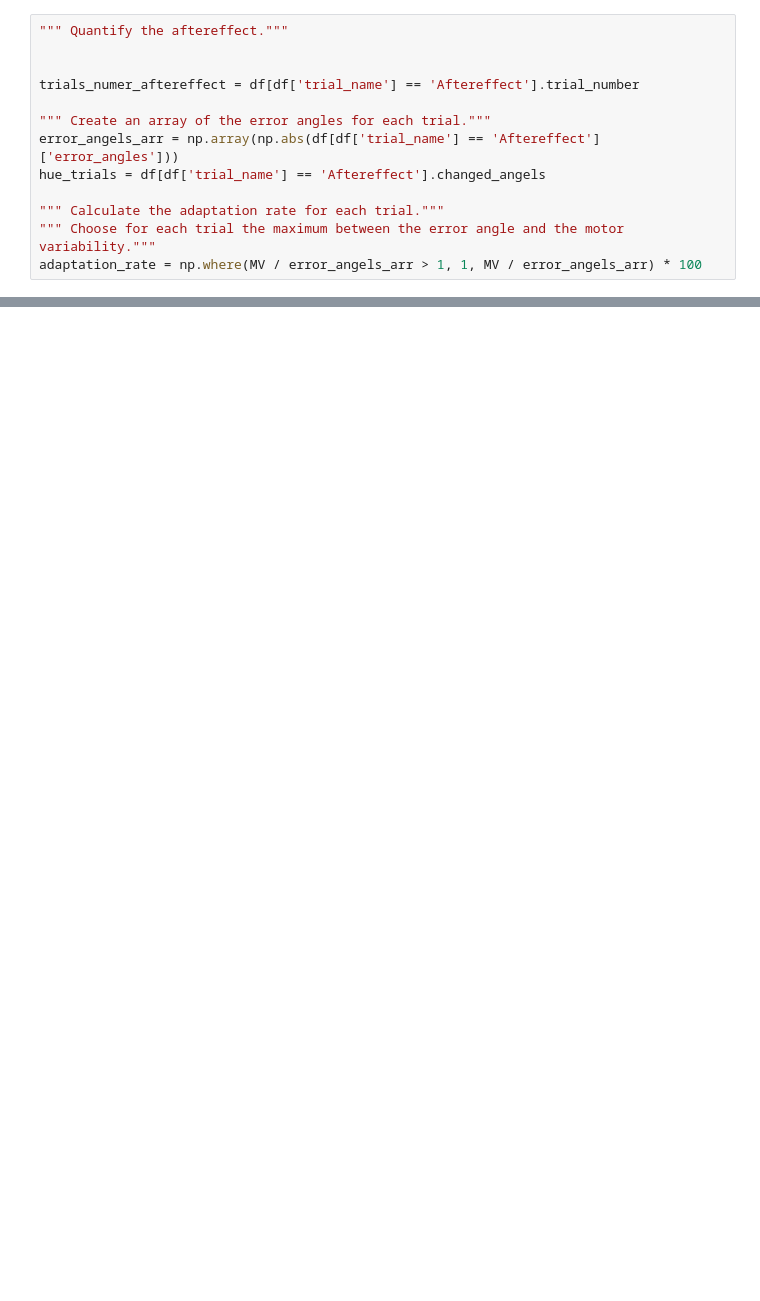
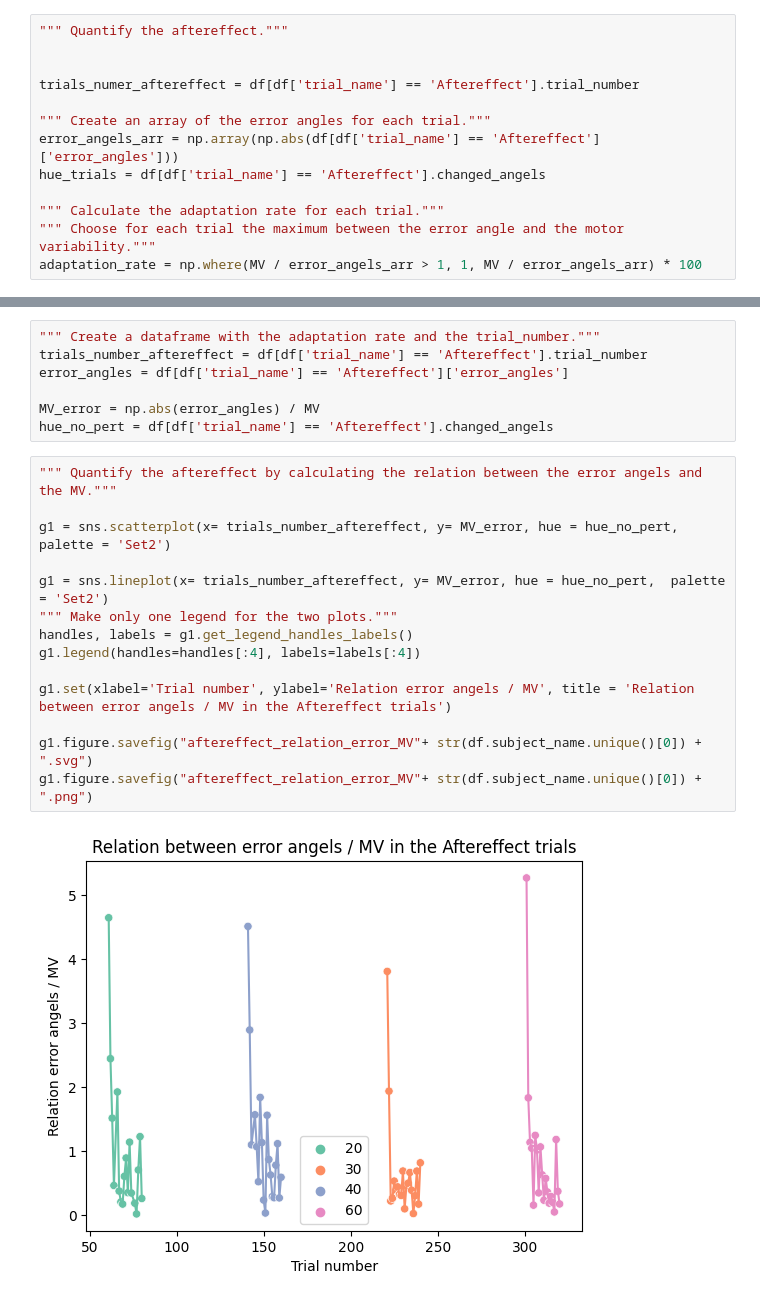
Before and after one commit to lolotta/Neural_Modeling_Motor, a Jupyter notebook: HW2/Anaylsis_plotting.ipynb, the cells around one changed output, grey strips where cells are left out. Saved outputs shown, nothing was run; the diff lists cells and outputs as text; blank space fills up the shorter version.

```diff
--- a/HW2/Anaylsis_plotting.ipynb
+++ b/HW2/Anaylsis_plotting.ipynb
@@ -181,0 +137,23 @@ g0.figure.savefig("error_angles_aftereffect"+ str(df.subject_name.unique()[0]) +
+# %%
+""" Create a dataframe with the adaptation rate and the trial_number."""
+trials_number_aftereffect = df[df['trial_name'] == 'Aftereffect'].trial_number
+error_angles = df[df['trial_name'] == 'Aftereffect']['error_angles']
+
+MV_error = np.abs(error_angles) / MV
+hue_no_pert = df[df['trial_name'] == 'Aftereffect'].changed_angels
+# %%
+""" Quantify the aftereffect by calculating the relation between the error angels and the MV."""
+
+g1 = sns.scatterplot(x= trials_number_aftereffect, y= MV_error, hue = hue_no_pert,  palette = 'Set2')
+
+g1 = sns.lineplot(x= trials_number_aftereffect, y= MV_error, hue = hue_no_pert,  palette = 'Set2')
+""" Make only one legend for the two plots."""
+handles, labels = g1.get_legend_handles_labels()
+g1.legend(handles=handles[:4], labels=labels[:4])
+
+g1.set(xlabel='Trial number', ylabel='Relation error angels / MV', title = 'Relation between error angels / MV in the Aftereffect trials')
+
+g1.figure.savefig("aftereffect_relation_error_MV"+ str(df.subject_name.unique()[0]) + ".svg")
+g1.figure.savefig("aftereffect_relation_error_MV"+ str(df.subject_name.unique()[0]) + ".png")
+# %% [output]
+[figure, added]
```
Also changed, not shown: parts of 9 cells of this notebook, 13 other files.
